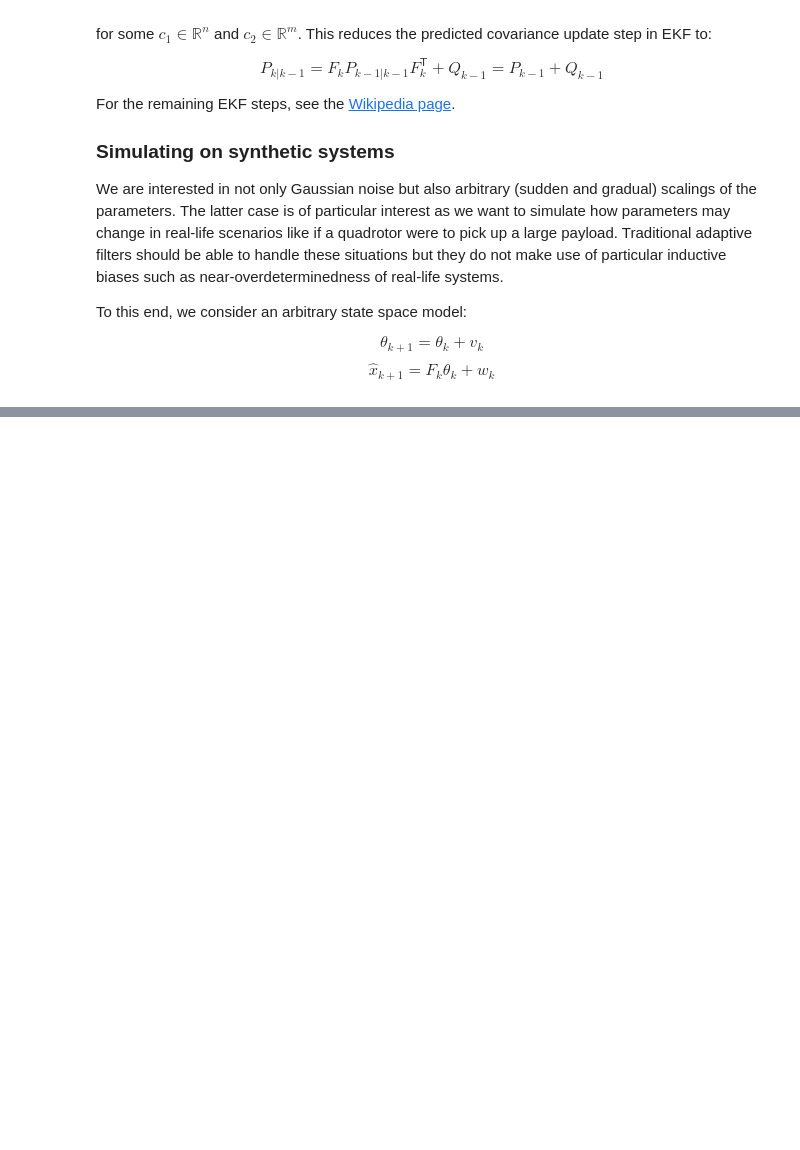
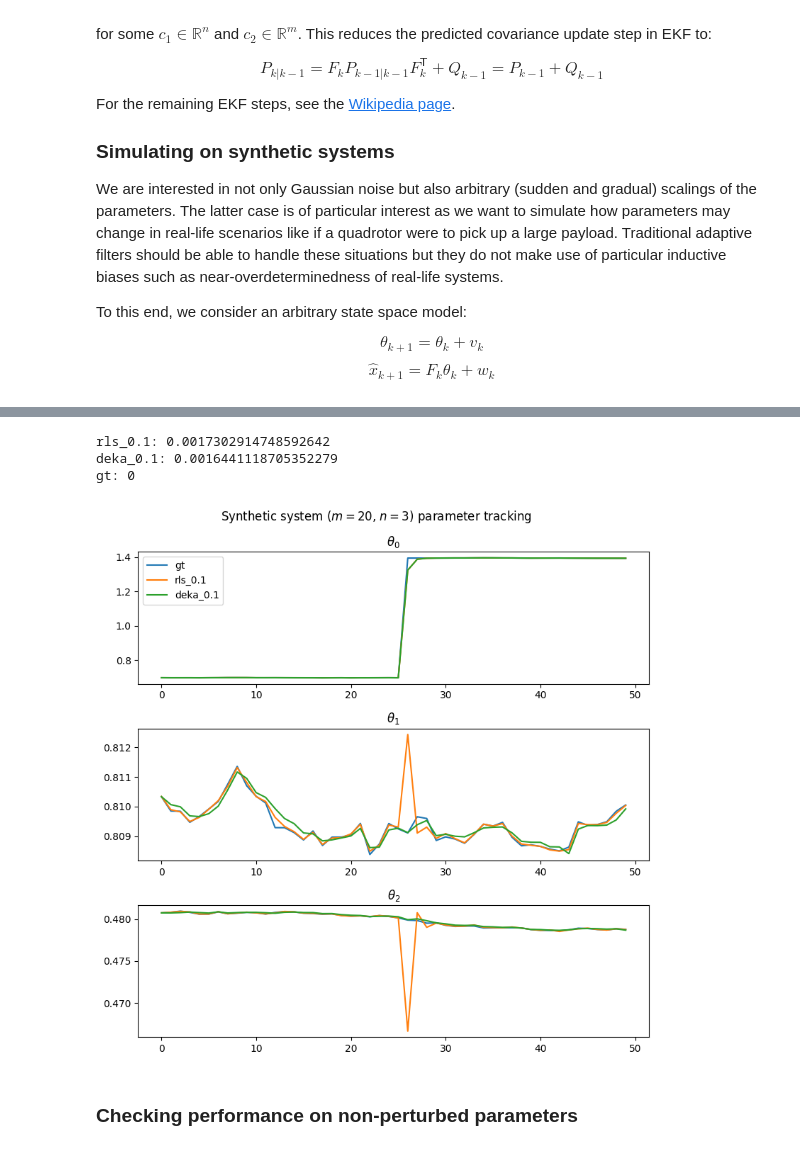
Before and after one commit to ChrisSha0104/Online-Parameter-Estimation-Using-the-Kaczmarz-Method, a Jupyter notebook: python/random_systems.ipynb, the cells around one changed output, grey strips where cells are left out. Saved outputs shown, nothing was run; the diff lists cells and outputs as text; code cells hidden in the pictures; blank space fills up the shorter version.

Commit message:
Updated synthetic systems testing.

```diff
--- a/python/random_systems.ipynb
+++ b/python/random_systems.ipynb
@@ -2,8 +2,9 @@
 import matplotlib.pyplot as plt
 import estimation_methods as est
 import numpy as np
-# %%
-plt.rcParams["figure.figsize"] = (12, 12)
+# %%
+plt.rcParams["figure.figsize"] = (8, 8)
+# rng = np.random.default_rng(seed=42)
 # %% [markdown]
 # Testing using synthetic systems
 
@@ -138,0 +116,34 @@ plt.show()
+# %%
+# process data
+mse['gt'] = [0 for _ in range(nsim)]
+actual = np.array(actual).squeeze().T
+# %%
+# print total mse
+for name, vals in mse.items():
+    print(f"{name}: {np.sum(vals)}")
+
+# plot results
+nplots = p
+fig, axs = plt.subplots(nplots)
+
+fig.suptitle(f"Synthetic system ($m={d}$, $n={p}$) parameter tracking")
+
+for i in range(nplots):
+    axs[i].plot(actual[i], label='gt')
+    axs[i].set_title(f"$\\theta_{i}$")
+
+for name, vals in estimates.items():
+    for i in range(nplots):
+        axs[i].plot(vals[i], label=name)
+
+axs[0].legend()
+
+fig.tight_layout()
+plt.show()
+# %% [output]
+rls_0.1: 0.0017302914748592642
+deka_0.1: 0.0016441118705352279
+gt: 0
+[figure, added]
+# %% [markdown]
+### Checking performance on non-perturbed parameters
```
Also changed, not shown: parts of 6 cells of this notebook, 3 other files.
